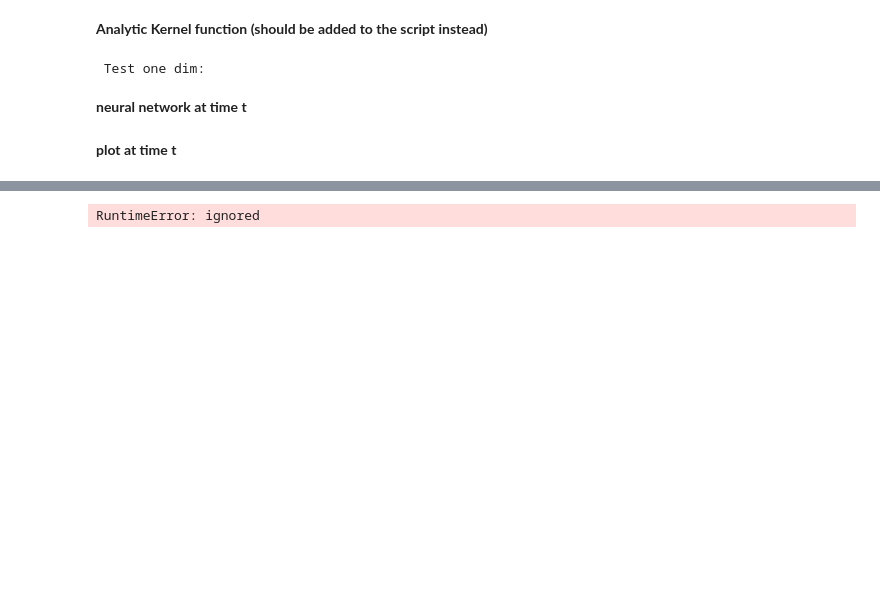
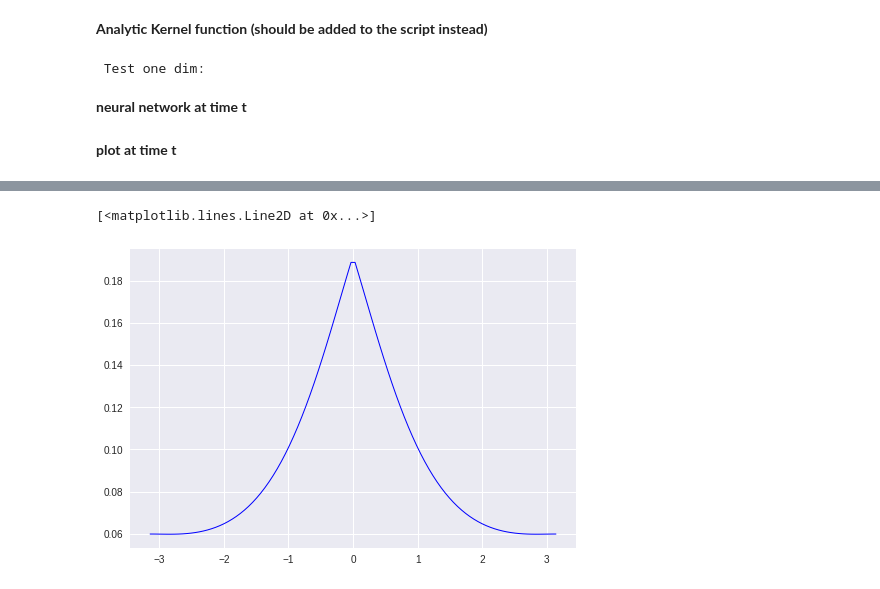
Before and after one commit to bobby-he/Neural_Tangent_Kernel, a Jupyter notebook: notebooks/anaytic_kernels.ipynb, the cells around one changed output, grey strips where cells are left out. Saved outputs shown, nothing was run; the diff lists cells and outputs as text; code cells hidden in the pictures; blank space fills up the shorter version.

```diff
--- a/notebooks/anaytic_kernels.ipynb
+++ b/notebooks/anaytic_kernels.ipynb
@@ -497,5 +498,12 @@ plt.show()
 # %%
-ref_circle_data = torch.tensor(np.array([1,0])).double()
+ref_circle_data = torch.tensor(np.array([[1,0]])).double()
+if use_cuda:
+  ref_circle_data = ref_circle_data.cuda()
+
 NTK_star = test_kernel.NTK(ref_circle_data,X_star).cpu().numpy()
+
+
+plt.plot(numpy_gamma_vec, NTK_star[0], color='blue',linestyle='-', alpha = 1,  label = 'NTK mean', linewidth = 1)
 # %% [output]
-RuntimeError: ignored
+[<matplotlib.lines.Line2D at 0x...>]
+[figure, added]
```
Also changed, not shown: parts of 3 cells of this notebook.
